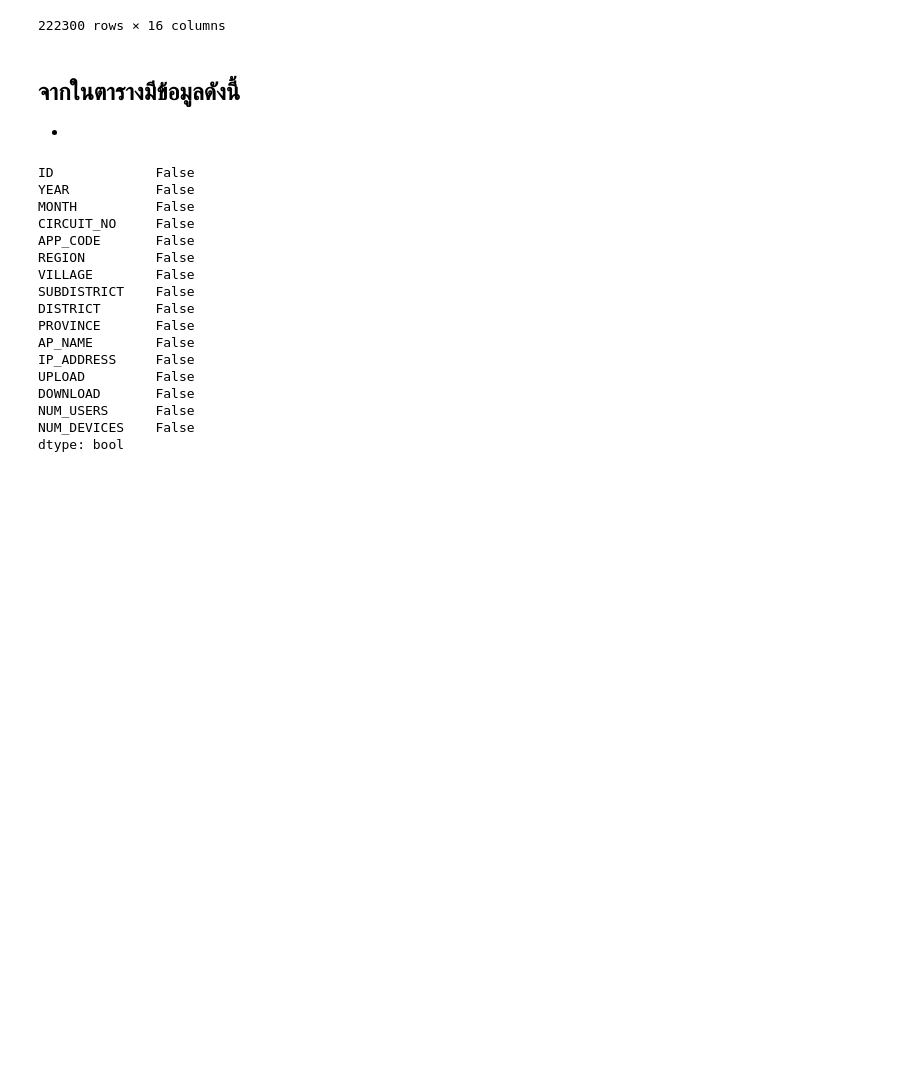
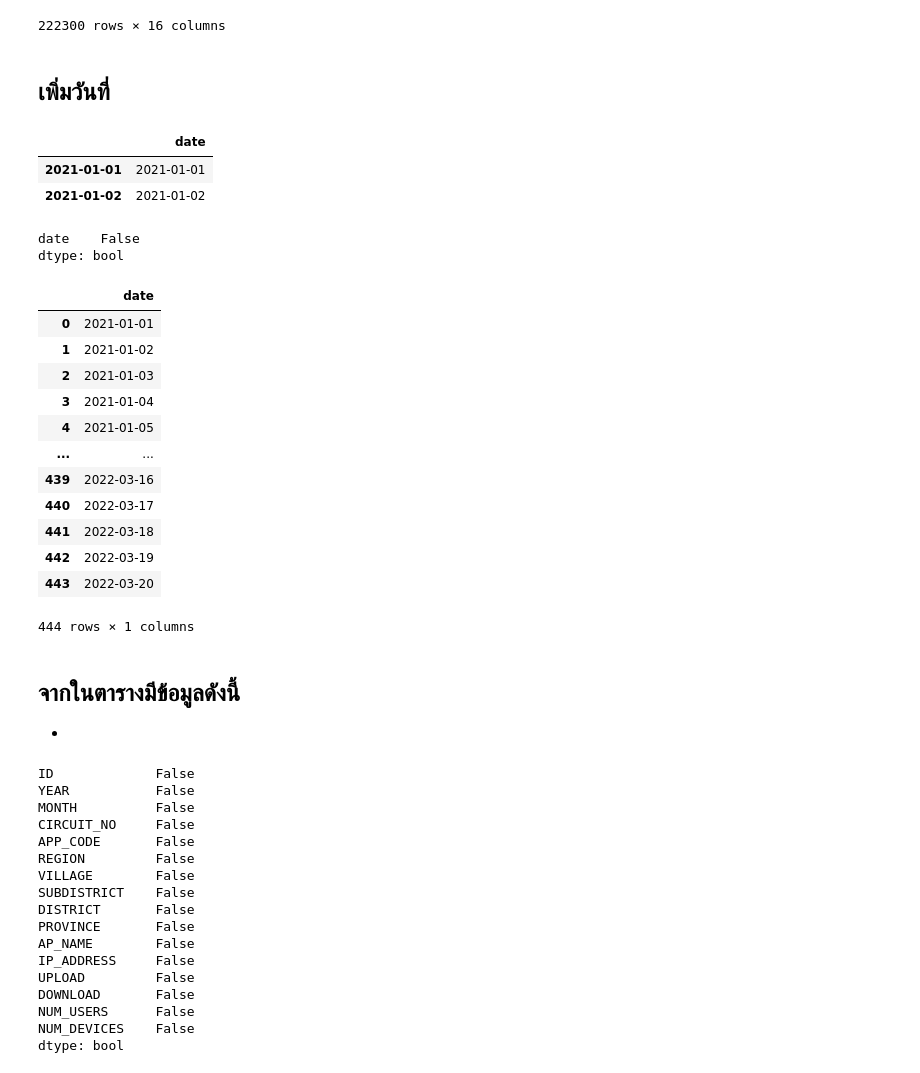
Before and after one commit to team0243/data_viz_2022, a Jupyter notebook: Project.ipynb, the cells around one changed output. Cells and saved outputs as stored; diff of their text form; code cells hidden in the pictures; blank space fills up the shorter version.

```diff
--- a/Project.ipynb
+++ b/Project.ipynb
@@ -845,6 +845,40 @@ data_e
 | 222298 | 24699.0 | 2564.0 | กันยายน | 4531d9079 | SR705349 | ภ.2 | หมู่ 12 โชคชัย | โพนเมือง | เหล่าเสือโก้ก | อุบลราชธานี | ... |
 | 222299 | 24700.0 | 2564.0 | กันยายน | 4531d9081 | SR705352 | ภ.2 | หมู่ 17 นากลาง | โพนเมือง | เหล่าเสือโก้ก | อุบลราชธานี | ... |
 222300 rows × 16 columns
+# %% [markdown]
+## เพิ่มวันที่
+# %%
+idx = pd.date_range(start='2021-01-01', end='2022-03-20')
+data ={'date': pd.date_range(start='2021-01-01', end='2022-03-20')}
+df = pd.DataFrame(data,index=idx)
+df.head(2)
+# %% [output]
+|  | date |
+| 2021-01-01 | 2021-01-01 |
+| 2021-01-02 | 2021-01-02 |
+# %%
+df.isnull().any()
+# %% [output]
+date    False
+dtype: bool
+# %%
+headers = ['date']
+df2 = pd.DataFrame.from_records(df,columns=headers)
+df2
+# %% [output]
+|  | date |
+| 0 | 2021-01-01 |
+| 1 | 2021-01-02 |
+| 2 | 2021-01-03 |
+| 3 | 2021-01-04 |
+| 4 | 2021-01-05 |
+| ... | ... |
+| 439 | 2022-03-16 |
+| 440 | 2022-03-17 |
+| 441 | 2022-03-18 |
+| 442 | 2022-03-19 |
+| 443 | 2022-03-20 |
+444 rows × 1 columns
 # %% [markdown]
 ## จากในตารางมีข้อมูลดังนี้
 
```
Also changed, not shown: parts of 6 cells of this notebook.
